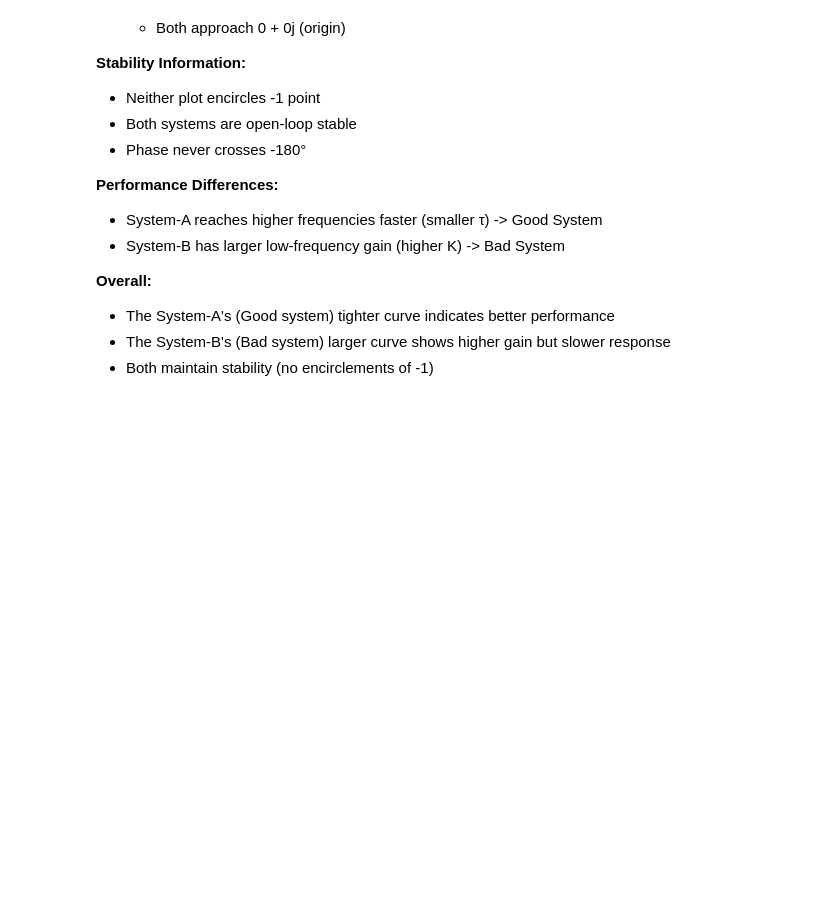
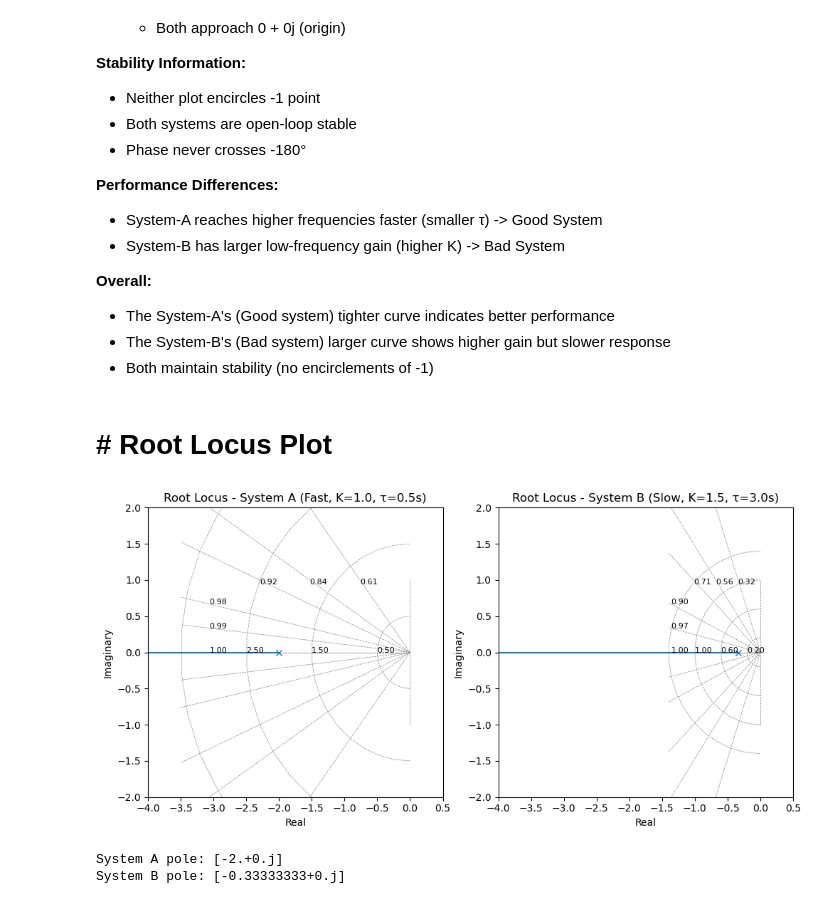
Before and after one commit to Jabed-Akhtar/ControlSystem-N-SimulationNControl_Topics, a Jupyter notebook: python_examples/2_systemRepresentation_plant_model_analysis_1stOrderSystem.ipynb, the cells around one changed output. Drawn from its saved outputs; the diff is of its cells as text; code cells hidden in the pictures; blank space fills up the shorter version.

```diff
--- a/python_examples/2_systemRepresentation_plant_model_analysis_1stOrderSystem.ipynb
+++ b/python_examples/2_systemRepresentation_plant_model_analysis_1stOrderSystem.ipynb
@@ -220,3 +241,35 @@ High Frequency (ω→∞): 0.00+0.00j
 - The System-A's (Good system) tighter curve indicates better performance
 - The System-B's (Bad system) larger curve shows higher gain but slower response
 - Both maintain stability (no encirclements of -1)
+# %% [markdown]
+<a id="root-locus-plot"></a>
+# # Root Locus Plot
+# %%
+# Create figure for root locus plots
+plt.figure(figsize=(10, 5))
+
+# Root locus for System A
+plt.subplot(1, 2, 1)
+ctrl.root_locus(sysA, plot=True, grid=True)
+plt.title('Root Locus - System A (Fast, K=1.0, τ=0.5s)')
+plt.xlim([-4, 0.5])  # Adjust x-axis limits to better show poles
+plt.ylim([-2, 2])   # Adjust y-axis limits
+
+# Root locus for System B
+plt.subplot(1, 2, 2)
+ctrl.root_locus(sysB, plot=True, grid=True)
+plt.title('Root Locus - System B (Slow, K=1.5, τ=3.0s)')
+plt.xlim([-4, 0.5])  # Consistent axis limits for comparison
+plt.ylim([-2, 2])
+
+plt.tight_layout()
+plt.show()
+# %% [output]
+[figure, added]
+# %%
+# Print pole information
+print("System A pole:", sysA.pole())
+print("System B pole:", sysB.pole())
+# %% [output]
+System A pole: [-2.+0.j]
+System B pole: [-0.33333333+0.j]
```
Also changed, not shown: parts of 7 cells of this notebook.
